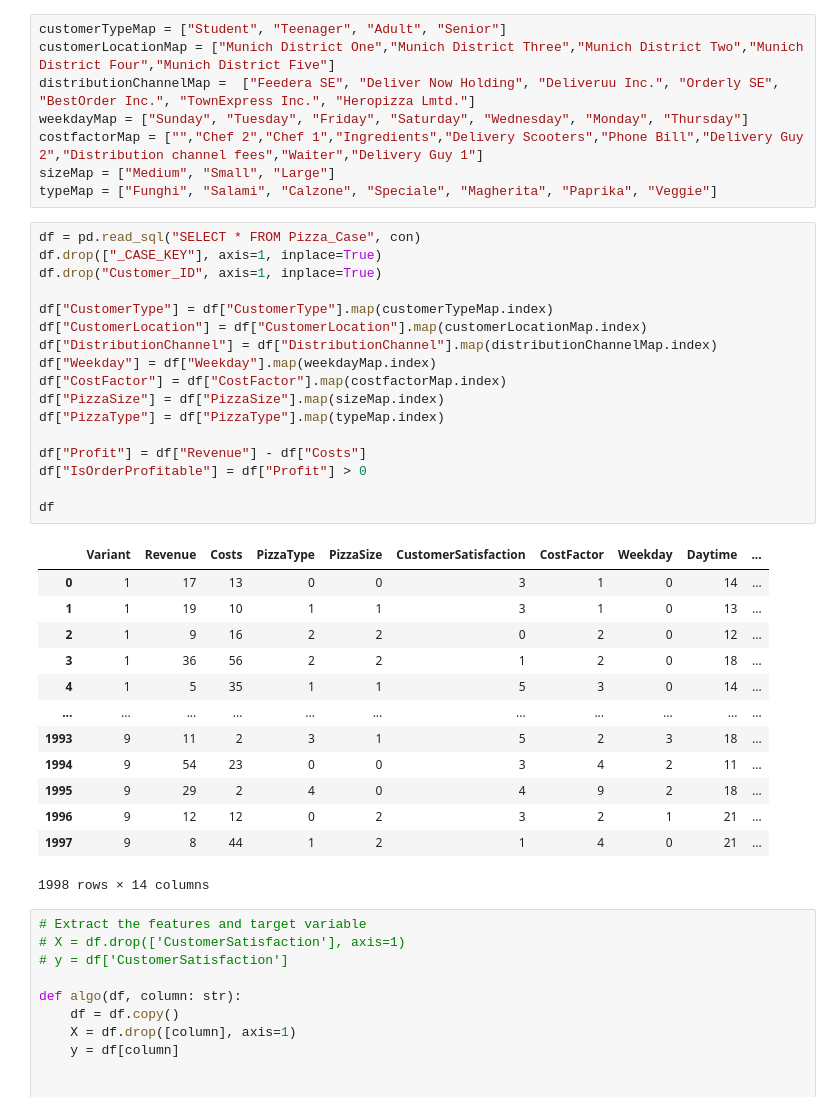
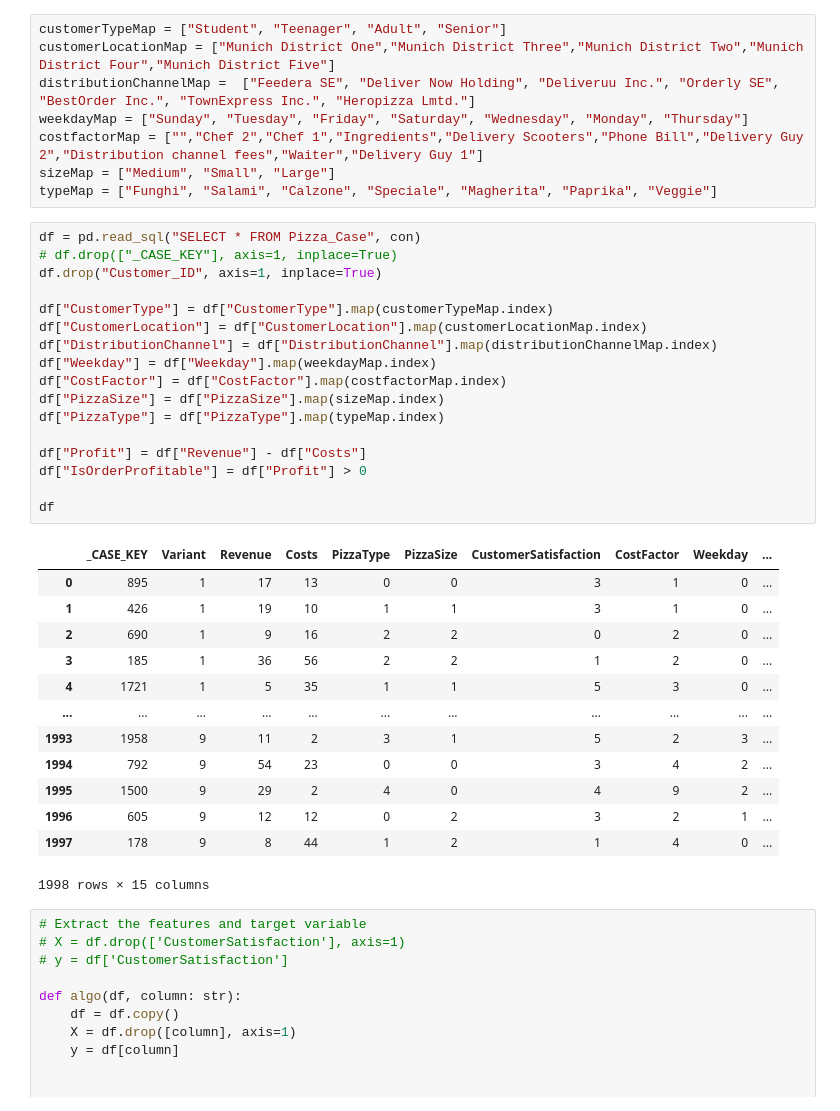
Before and after one commit to philippmayrth/IISProcessInt, a Jupyter notebook: HypotesisNotebooks/HA10.ipynb, the cells around one changed output. Cells and saved outputs as stored; diff of their text form.

```diff
--- a/HypotesisNotebooks/HA10.ipynb
+++ b/HypotesisNotebooks/HA10.ipynb
@@ -22,35 +22,35 @@ sizeMap = ["Medium", "Small", "Large"]
 typeMap = ["Funghi", "Salami", "Calzone", "Speciale", "Magherita", "Paprika", "Veggie"]
 # %%
 df = pd.read_sql("SELECT * FROM Pizza_Case", con)
-df.drop(["_CASE_KEY"], axis=1, inplace=True)
+# df.drop(["_CASE_KEY"], axis=1, inplace=True)
 df.drop("Customer_ID", axis=1, inplace=True)
 
 df["CustomerType"] = df["CustomerType"].map(customerTypeMap.index)
 df["CustomerLocation"] = df["CustomerLocation"].map(customerLocationMap.index)
 df["DistributionChannel"] = df["DistributionChannel"].map(distributionChannelMap.index)
 df["Weekday"] = df["Weekday"].map(weekdayMap.index)
 df["CostFactor"] = df["CostFactor"].map(costfactorMap.index)
 df["PizzaSize"] = df["PizzaSize"].map(sizeMap.index)
 df["PizzaType"] = df["PizzaType"].map(typeMap.index)
 
 df["Profit"] = df["Revenue"] - df["Costs"]
 df["IsOrderProfitable"] = df["Profit"] > 0
 
 df
 # %% [output]
-|  | Variant | Revenue | Costs | PizzaType | PizzaSize | CustomerSatisfaction | CostFactor | Weekday | Daytime | ... |
-| 0 | 1 | 17 | 13 | 0 | 0 | 3 | 1 | 0 | 14 | ... |
-| 1 | 1 | 19 | 10 | 1 | 1 | 3 | 1 | 0 | 13 | ... |
-| 2 | 1 | 9 | 16 | 2 | 2 | 0 | 2 | 0 | 12 | ... |
-| 3 | 1 | 36 | 56 | 2 | 2 | 1 | 2 | 0 | 18 | ... |
-| 4 | 1 | 5 | 35 | 1 | 1 | 5 | 3 | 0 | 14 | ... |
+|  | _CASE_KEY | Variant | Revenue | Costs | PizzaType | PizzaSize | CustomerSatisfaction | CostFactor | Weekday | ... |
+| 0 | 895 | 1 | 17 | 13 | 0 | 0 | 3 | 1 | 0 | ... |
+| 1 | 426 | 1 | 19 | 10 | 1 | 1 | 3 | 1 | 0 | ... |
+| 2 | 690 | 1 | 9 | 16 | 2 | 2 | 0 | 2 | 0 | ... |
+| 3 | 185 | 1 | 36 | 56 | 2 | 2 | 1 | 2 | 0 | ... |
+| 4 | 1721 | 1 | 5 | 35 | 1 | 1 | 5 | 3 | 0 | ... |
 | ... | ... | ... | ... | ... | ... | ... | ... | ... | ... | ... |
-| 1993 | 9 | 11 | 2 | 3 | 1 | 5 | 2 | 3 | 18 | ... |
-| 1994 | 9 | 54 | 23 | 0 | 0 | 3 | 4 | 2 | 11 | ... |
-| 1995 | 9 | 29 | 2 | 4 | 0 | 4 | 9 | 2 | 18 | ... |
-| 1996 | 9 | 12 | 12 | 0 | 2 | 3 | 2 | 1 | 21 | ... |
-| 1997 | 9 | 8 | 44 | 1 | 2 | 1 | 4 | 0 | 21 | ... |
+| 1993 | 1958 | 9 | 11 | 2 | 3 | 1 | 5 | 2 | 3 | ... |
+| 1994 | 792 | 9 | 54 | 23 | 0 | 0 | 3 | 4 | 2 | ... |
+| 1995 | 1500 | 9 | 29 | 2 | 4 | 0 | 4 | 9 | 2 | ... |
+| 1996 | 605 | 9 | 12 | 12 | 0 | 2 | 3 | 2 | 1 | ... |
+| 1997 | 178 | 9 | 8 | 44 | 1 | 2 | 1 | 4 | 0 | ... |
-1998 rows × 14 columns
+1998 rows × 15 columns
 # %%
 # Extract the features and target variable
 # X = df.drop(['CustomerSatisfaction'], axis=1)
```
Also changed, not shown: parts of 16 cells of this notebook, 2 other files.
